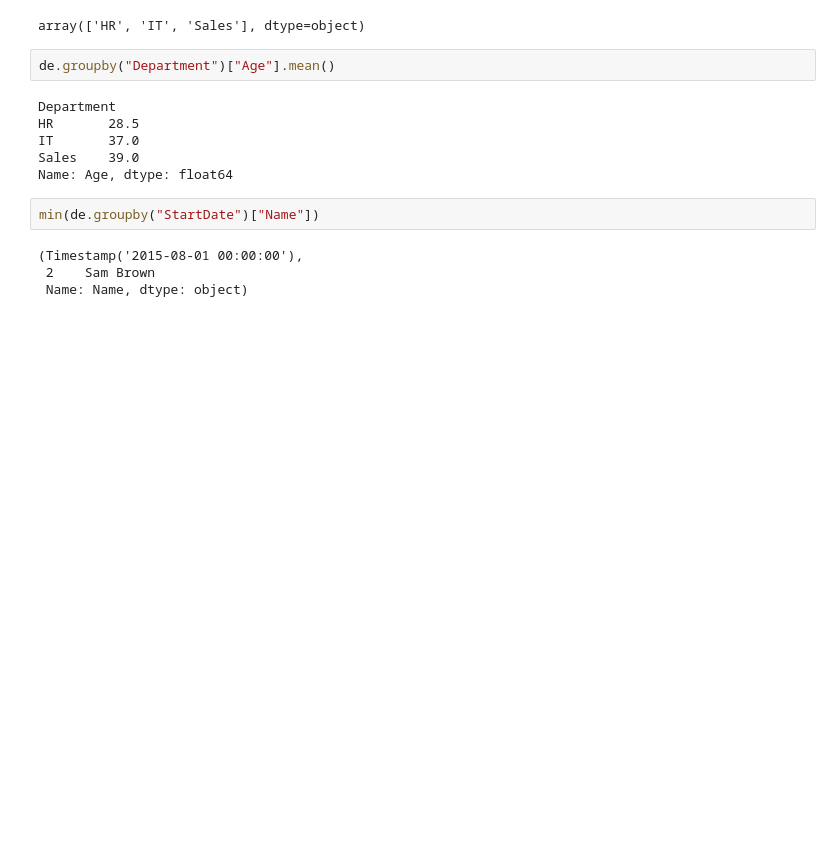
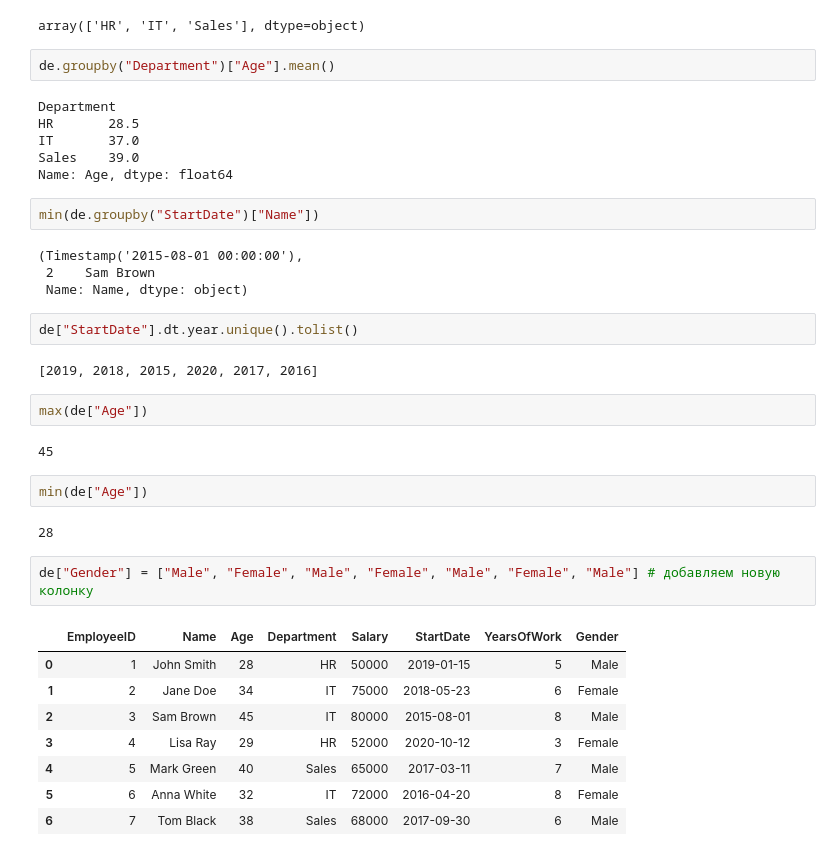
Before and after one commit to Poitreqm/Data_Task, a Jupyter notebook: Employee_exc_3/employee_exc_3.ipynb, the cells around one changed output. Saved outputs shown, nothing was run; the diff lists cells and outputs as text; blank space fills up the shorter version.

```diff
--- a/Employee_exc_3/employee_exc_3.ipynb
+++ b/Employee_exc_3/employee_exc_3.ipynb
@@ -159,3 +169,26 @@ min(de.groupby("StartDate")["Name"])
 (Timestamp('2015-08-01 00:00:00'),
  2    Sam Brown
  Name: Name, dtype: object)
+# %%
+de["StartDate"].dt.year.unique().tolist()
+# %% [output]
+[2019, 2018, 2015, 2020, 2017, 2016]
+# %%
+max(de["Age"])
+# %% [output]
+45
+# %%
+min(de["Age"])
+# %% [output]
+28
+# %%
+de["Gender"] = ["Male", "Female", "Male", "Female", "Male", "Female", "Male"] # добавляем новую колонку
+# %% [output]
+|  | EmployeeID | Name | Age | Department | Salary | StartDate | YearsOfWork | Gender |
+| 0 | 1 | John Smith | 28 | HR | 50000 | 2019-01-15 | 5 | Male |
+| 1 | 2 | Jane Doe | 34 | IT | 75000 | 2018-05-23 | 6 | Female |
+| 2 | 3 | Sam Brown | 45 | IT | 80000 | 2015-08-01 | 8 | Male |
+| 3 | 4 | Lisa Ray | 29 | HR | 52000 | 2020-10-12 | 3 | Female |
+| 4 | 5 | Mark Green | 40 | Sales | 65000 | 2017-03-11 | 7 | Male |
+| 5 | 6 | Anna White | 32 | IT | 72000 | 2016-04-20 | 8 | Female |
+| 6 | 7 | Tom Black | 38 | Sales | 68000 | 2017-09-30 | 6 | Male |
```
Also changed, not shown: parts of 10 cells of this notebook.
